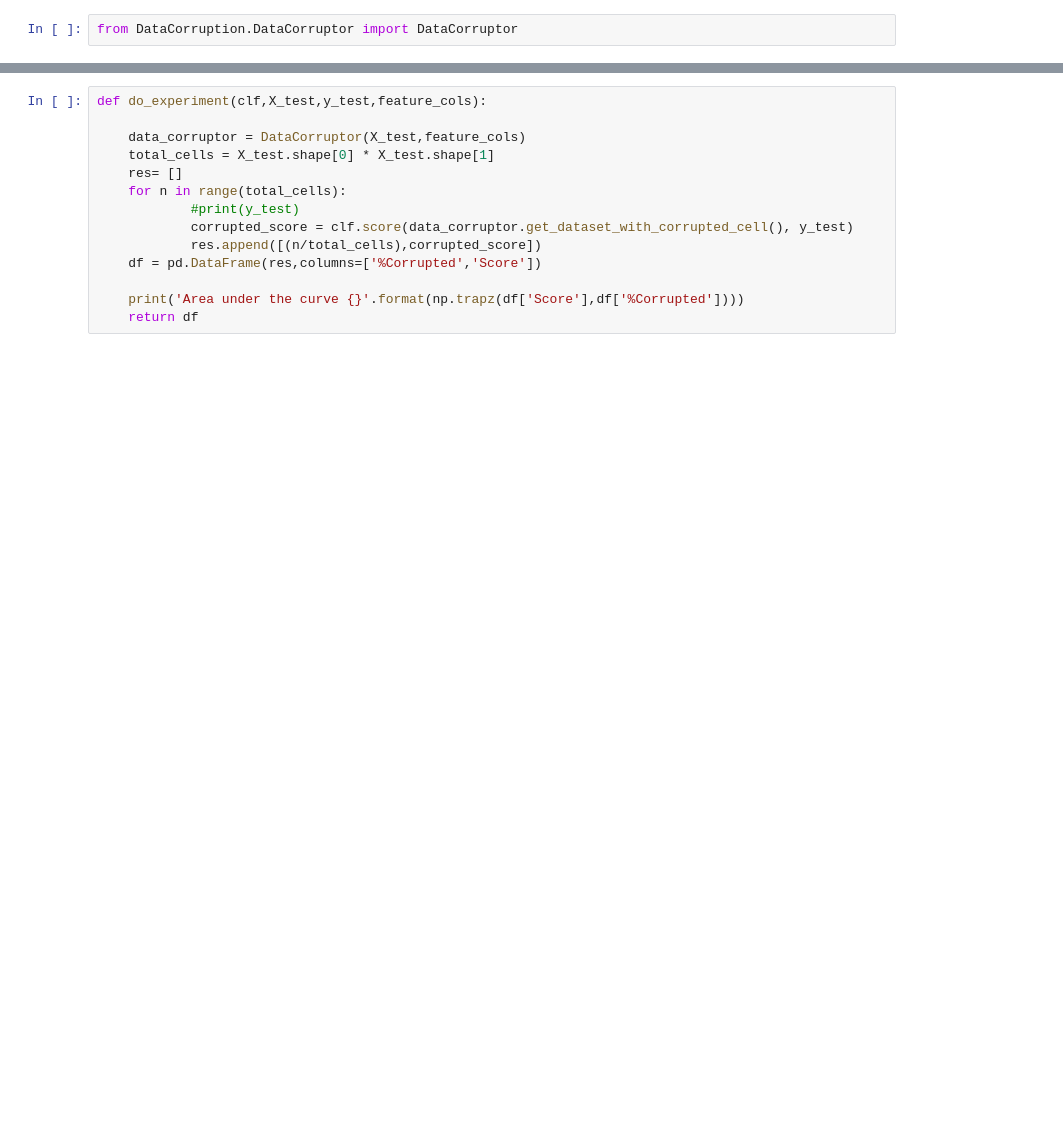
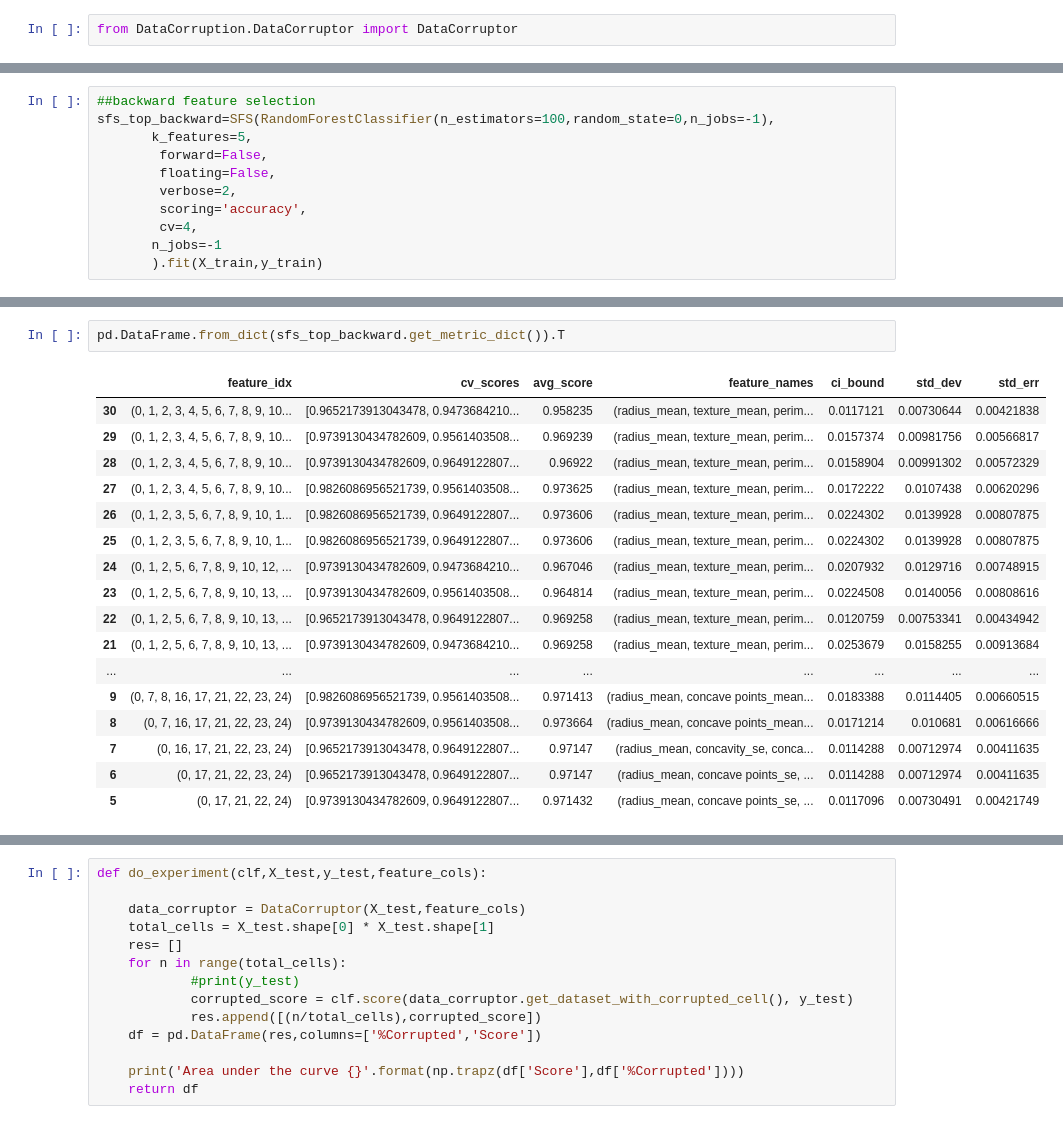
Before and after one commit to NautiyalAmit/Data-Science-Application-Feature-Selection, a Jupyter notebook: Feature Ranking And Selection .ipynb, the cells around one changed output, grey strips where cells are left out. Cells and saved outputs as stored; diff of their text form; blank space fills up the shorter version.

```diff
--- a/Feature Ranking And Selection .ipynb
+++ b/Feature Ranking And Selection .ipynb
@@ -196,0 +327,11 @@ X_test_10_error, X_train_10_error =X_test[top_10_error_ranking],X_train[top_10_e
+# %%
+##backward feature selection
+sfs_top_backward=SFS(RandomForestClassifier(n_estimators=100,random_state=0,n_jobs=-1),
+       k_features=5,
+        forward=False,
+        floating=False,
+        verbose=2,
+        scoring='accuracy',
+        cv=4,
+       n_jobs=-1
+       ).fit(X_train,y_train)
@@ -197,3 +363,23 @@ X_test_10_error, X_train_10_error =X_test[top_10_error_ranking],X_train[top_10_e
+# %%
+pd.DataFrame.from_dict(sfs_top_backward.get_metric_dict()).T
+# %% [output]
+|  | feature_idx | cv_scores | avg_score | feature_names | ci_bound | std_dev | std_err |
+| 30 | (0, 1, 2, 3, 4, 5, 6, 7, 8, 9, 10... | [0.9652173913043478, 0.9473684210... | 0.958235 | (radius_mean, texture_mean, perim... | 0.0117121 | 0.00730644 | 0.00421838 |
+| 29 | (0, 1, 2, 3, 4, 5, 6, 7, 8, 9, 10... | [0.9739130434782609, 0.9561403508... | 0.969239 | (radius_mean, texture_mean, perim... | 0.0157374 | 0.00981756 | 0.00566817 |
+| 28 | (0, 1, 2, 3, 4, 5, 6, 7, 8, 9, 10... | [0.9739130434782609, 0.9649122807... | 0.96922 | (radius_mean, texture_mean, perim... | 0.0158904 | 0.00991302 | 0.00572329 |
+| 27 | (0, 1, 2, 3, 4, 5, 6, 7, 8, 9, 10... | [0.9826086956521739, 0.9561403508... | 0.973625 | (radius_mean, texture_mean, perim... | 0.0172222 | 0.0107438 | 0.00620296 |
+| 26 | (0, 1, 2, 3, 5, 6, 7, 8, 9, 10, 1... | [0.9826086956521739, 0.9649122807... | 0.973606 | (radius_mean, texture_mean, perim... | 0.0224302 | 0.0139928 | 0.00807875 |
+| 25 | (0, 1, 2, 3, 5, 6, 7, 8, 9, 10, 1... | [0.9826086956521739, 0.9649122807... | 0.973606 | (radius_mean, texture_mean, perim... | 0.0224302 | 0.0139928 | 0.00807875 |
+| 24 | (0, 1, 2, 5, 6, 7, 8, 9, 10, 12, ... | [0.9739130434782609, 0.9473684210... | 0.967046 | (radius_mean, texture_mean, perim... | 0.0207932 | 0.0129716 | 0.00748915 |
+| 23 | (0, 1, 2, 5, 6, 7, 8, 9, 10, 13, ... | [0.9739130434782609, 0.9561403508... | 0.964814 | (radius_mean, texture_mean, perim... | 0.0224508 | 0.0140056 | 0.00808616 |
+| 22 | (0, 1, 2, 5, 6, 7, 8, 9, 10, 13, ... | [0.9652173913043478, 0.9649122807... | 0.969258 | (radius_mean, texture_mean, perim... | 0.0120759 | 0.00753341 | 0.00434942 |
+| 21 | (0, 1, 2, 5, 6, 7, 8, 9, 10, 13, ... | [0.9739130434782609, 0.9473684210... | 0.969258 | (radius_mean, texture_mean, perim... | 0.0253679 | 0.0158255 | 0.00913684 |
+| ... | ... | ... | ... | ... | ... | ... | ... |
+| 9 | (0, 7, 8, 16, 17, 21, 22, 23, 24) | [0.9826086956521739, 0.9561403508... | 0.971413 | (radius_mean, concave points_mean... | 0.0183388 | 0.0114405 | 0.00660515 |
+| 8 | (0, 7, 16, 17, 21, 22, 23, 24) | [0.9739130434782609, 0.9561403508... | 0.973664 | (radius_mean, concave points_mean... | 0.0171214 | 0.010681 | 0.00616666 |
+| 7 | (0, 16, 17, 21, 22, 23, 24) | [0.9652173913043478, 0.9649122807... | 0.97147 | (radius_mean, concavity_se, conca... | 0.0114288 | 0.00712974 | 0.00411635 |
+| 6 | (0, 17, 21, 22, 23, 24) | [0.9652173913043478, 0.9649122807... | 0.97147 | (radius_mean, concave points_se, ... | 0.0114288 | 0.00712974 | 0.00411635 |
+| 5 | (0, 17, 21, 22, 24) | [0.9739130434782609, 0.9649122807... | 0.971432 | (radius_mean, concave points_se, ... | 0.0117096 | 0.00730491 | 0.00421749 |
 # %%
 clf_rfe_top10_error.fit(X_train_10_error, y_train)
 
```
Also changed, not shown: parts of 22 cells of this notebook.
